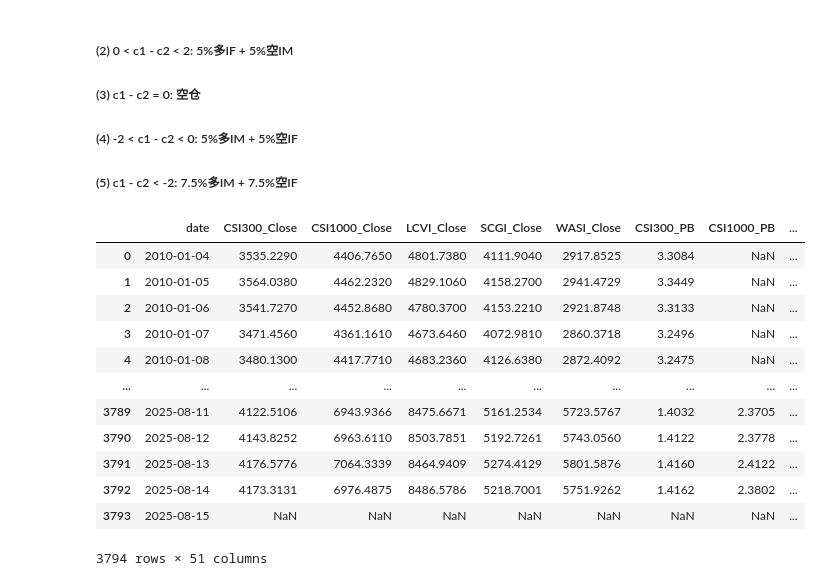
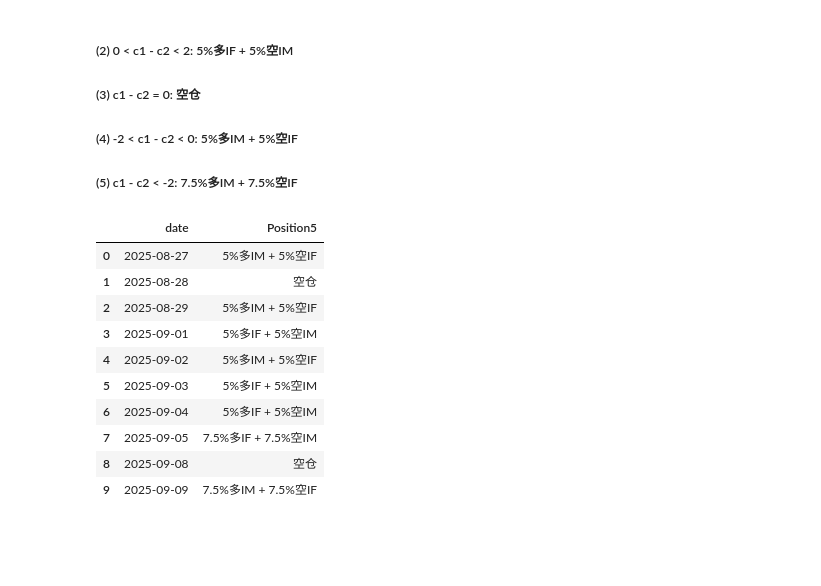
Before and after one commit to SGPPellow/Stock_Index_Futures_Timing_Strategy, a Jupyter notebook: Stock_Index_Futures_Timing_Strategy.ipynb, the cells around one changed output. Drawn from its saved outputs; the diff is of its cells as text; code cells hidden in the pictures; blank space fills up the shorter version.

```diff
--- a/Stock_Index_Futures_Timing_Strategy.ipynb
+++ b/Stock_Index_Futures_Timing_Strategy.ipynb
@@ -9,7 +9,7 @@ import plotly.io as pio
 import json
 from plotly.offline import plot
 # %%
-data = pd.read_csv("./index_data1.csv")
+data = pd.read_csv("./index_data.csv")
 data['date'] = pd.to_datetime(data['date'])
 # %%
 data
@@ -310,19 +310,17 @@ data = data.apply(signal5_row, axis = 1)
 # %%
 data = data.loc[data['date'] > '2010-01-01',:].reset_index(drop=True)
 # %%
-data
+data.iloc[-10:,[0,-1]].reset_index(drop = True)
 # %% [output]
-|  | date | CSI300_Close | CSI1000_Close | LCVI_Close | SCGI_Close | WASI_Close | CSI300_PB | CSI1000_PB | ... |
-| 0 | 2010-01-04 | 3535.2290 | 4406.7650 | 4801.7380 | 4111.9040 | 2917.8525 | 3.3084 | NaN | ... |
-| 1 | 2010-01-05 | 3564.0380 | 4462.2320 | 4829.1060 | 4158.2700 | 2941.4729 | 3.3449 | NaN | ... |
-| 2 | 2010-01-06 | 3541.7270 | 4452.8680 | 4780.3700 | 4153.2210 | 2921.8748 | 3.3133 | NaN | ... |
-| 3 | 2010-01-07 | 3471.4560 | 4361.1610 | 4673.6460 | 4072.9810 | 2860.3718 | 3.2496 | NaN | ... |
-| 4 | 2010-01-08 | 3480.1300 | 4417.7710 | 4683.2360 | 4126.6380 | 2872.4092 | 3.2475 | NaN | ... |
-| ... | ... | ... | ... | ... | ... | ... | ... | ... | ... |
-| 3789 | 2025-08-11 | 4122.5106 | 6943.9366 | 8475.6671 | 5161.2534 | 5723.5767 | 1.4032 | 2.3705 | ... |
-| 3790 | 2025-08-12 | 4143.8252 | 6963.6110 | 8503.7851 | 5192.7261 | 5743.0560 | 1.4122 | 2.3778 | ... |
-| 3791 | 2025-08-13 | 4176.5776 | 7064.3339 | 8464.9409 | 5274.4129 | 5801.5876 | 1.4160 | 2.4122 | ... |
-| 3792 | 2025-08-14 | 4173.3131 | 6976.4875 | 8486.5786 | 5218.7001 | 5751.9262 | 1.4162 | 2.3802 | ... |
-| 3793 | 2025-08-15 | NaN | NaN | NaN | NaN | NaN | NaN | NaN | ... |
+|  | date | Position5 |
+| 0 | 2025-08-27 | 5%多IM + 5%空IF |
+| 1 | 2025-08-28 | 空仓 |
+| 2 | 2025-08-29 | 5%多IM + 5%空IF |
+| 3 | 2025-09-01 | 5%多IF + 5%空IM |
+| 4 | 2025-09-02 | 5%多IM + 5%空IF |
+| 5 | 2025-09-03 | 5%多IF + 5%空IM |
+| 6 | 2025-09-04 | 5%多IF + 5%空IM |
+| 7 | 2025-09-05 | 7.5%多IF + 7.5%空IM |
+| 8 | 2025-09-08 | 空仓 |
+| 9 | 2025-09-09 | 7.5%多IM + 7.5%空IF |
-3794 rows × 51 columns
 # %%
```
Also changed, not shown: parts of 6 cells of this notebook, 2 other files.
